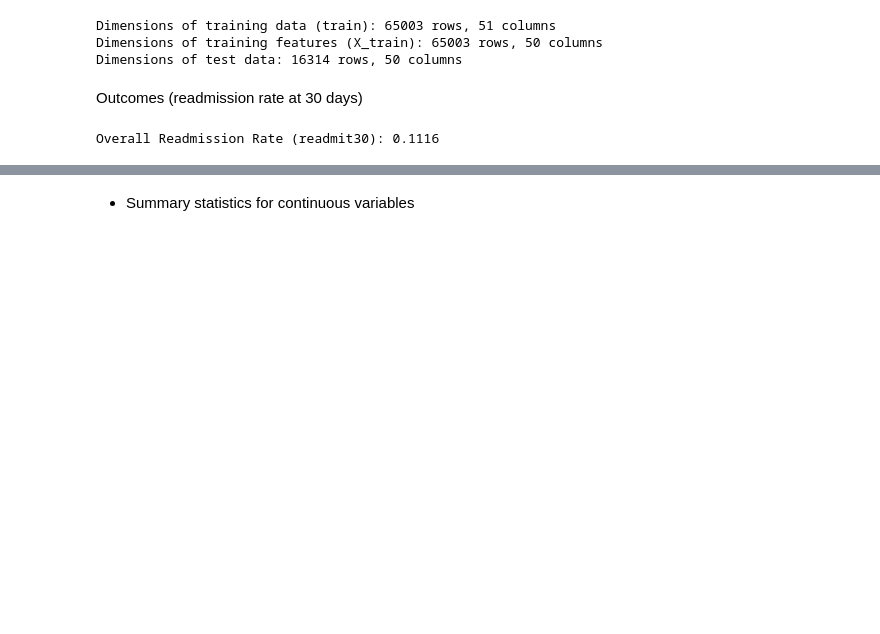
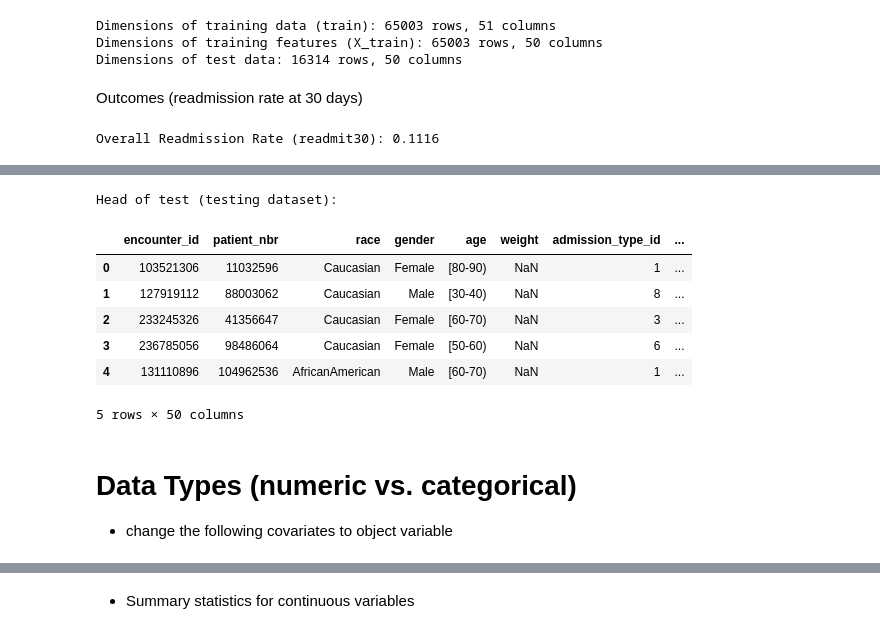
Before and after one commit to joezein71/AIHC-5010-Winter-2026, a Jupyter notebook: 20260122_Assignment1_Colab_Workflow_Zein.ipynb, the cells around one changed output, grey strips where cells are left out. Cells and saved outputs as stored; diff of their text form; code cells hidden in the pictures; blank space fills up the shorter version.

```diff
--- a/20260122_Assignment1_Colab_Workflow_Zein.ipynb
+++ b/20260122_Assignment1_Colab_Workflow_Zein.ipynb
@@ -154,0 +178,15 @@ Data Types (numeric vs. categorical)
+# %%
+print("\nHead of test (testing dataset):")
+display(test.head())
+# %% [output]
+Head of test (testing dataset):
+|  | encounter_id | patient_nbr | race | gender | age | weight | admission_type_id | ... |
+| 0 | 103521306 | 11032596 | Caucasian | Female | [80-90) | NaN | 1 | ... |
+| 1 | 127919112 | 88003062 | Caucasian | Male | [30-40) | NaN | 8 | ... |
+| 2 | 233245326 | 41356647 | Caucasian | Female | [60-70) | NaN | 3 | ... |
+| 3 | 236785056 | 98486064 | Caucasian | Female | [50-60) | NaN | 6 | ... |
+| 4 | 131110896 | 104962536 | AfricanAmerican | Male | [60-70) | NaN | 1 | ... |
+5 rows × 50 columns
+# %% [markdown]
+# Data Types (numeric vs. categorical)
+ - change the following covariates to object variable
```
Also changed, not shown: parts of 31 cells of this notebook.
